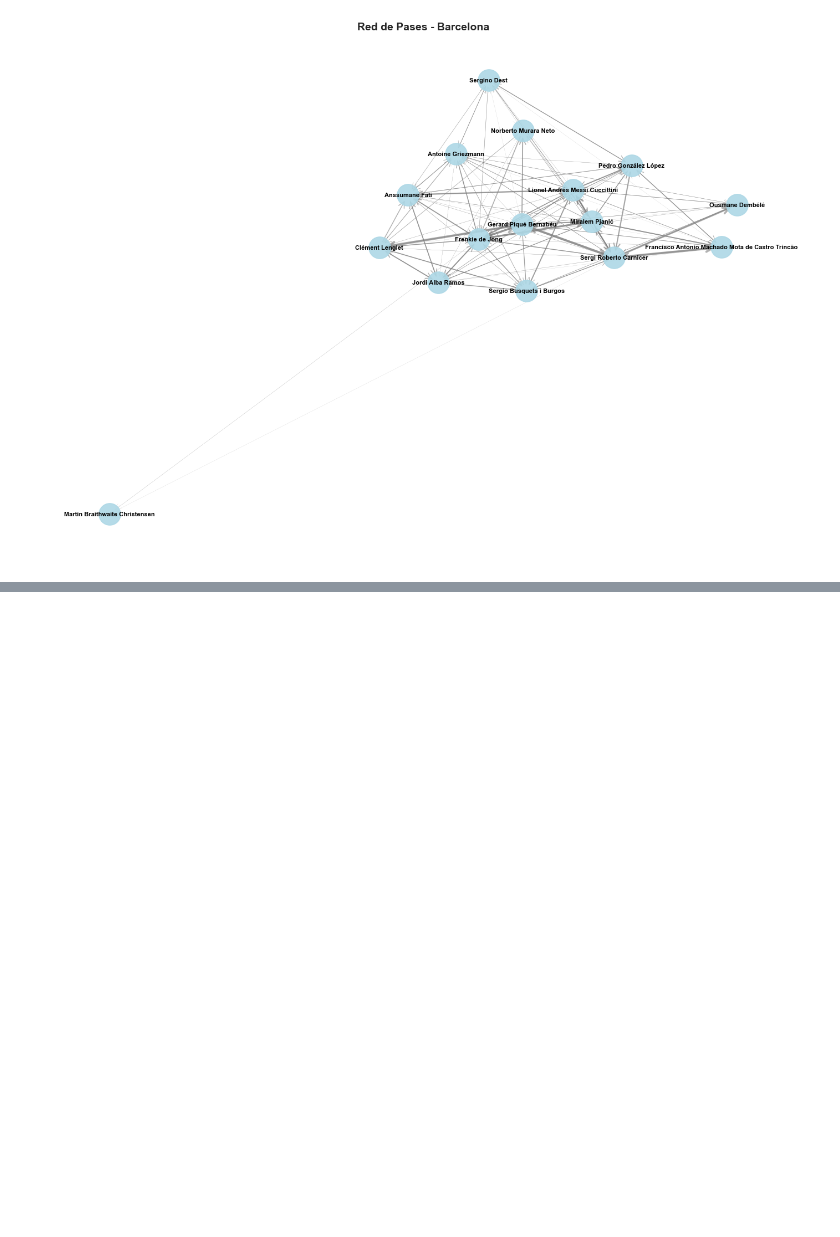
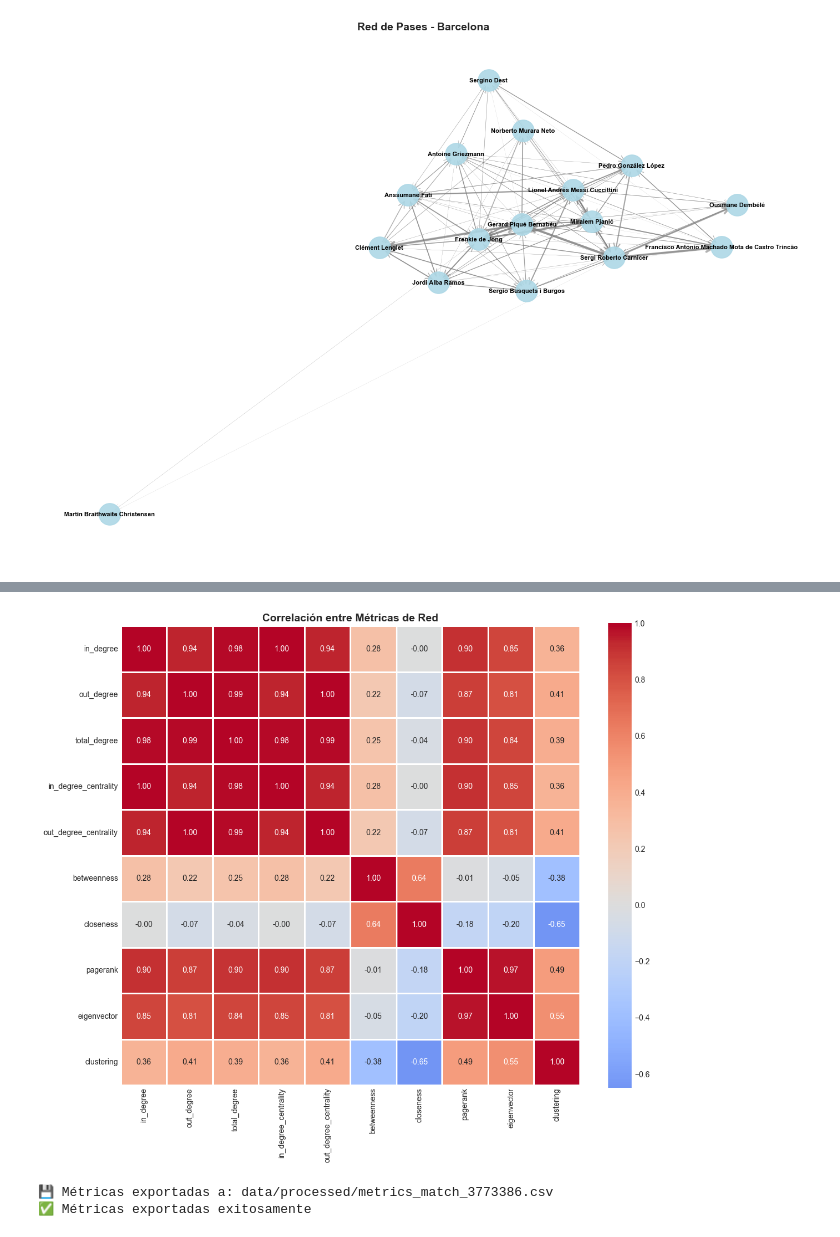
Before and after one commit to JaviTateG/tfg-football-tactical-modeling, a Jupyter notebook: notebooks/01_data_exploration.ipynb, the cells around one changed output, grey strips where cells are left out. Saved outputs shown, nothing was run; the diff lists cells and outputs as text; code cells hidden in the pictures; blank space fills up the shorter version.

```diff
--- a/notebooks/01_data_exploration.ipynb
+++ b/notebooks/01_data_exploration.ipynb
@@ -494,0 +628,13 @@ pass_graph.visualize(
+# %%
+# Matriz de correlación entre métricas
+metrics_calc.visualize_correlation_matrix()
+# %% [output]
+[figure, added]
+# %%
+# Exportar métricas a CSV
+metrics_calc.export_metrics(f'data/processed/metrics_match_{match_id}.csv')
+
+print("✅ Métricas exportadas exitosamente")
+# %% [output]
+💾 Métricas exportadas a: data/processed/metrics_match_3773386.csv
+✅ Métricas exportadas exitosamente
```
Also changed, not shown: parts of 7 cells of this notebook, 1 other file.
